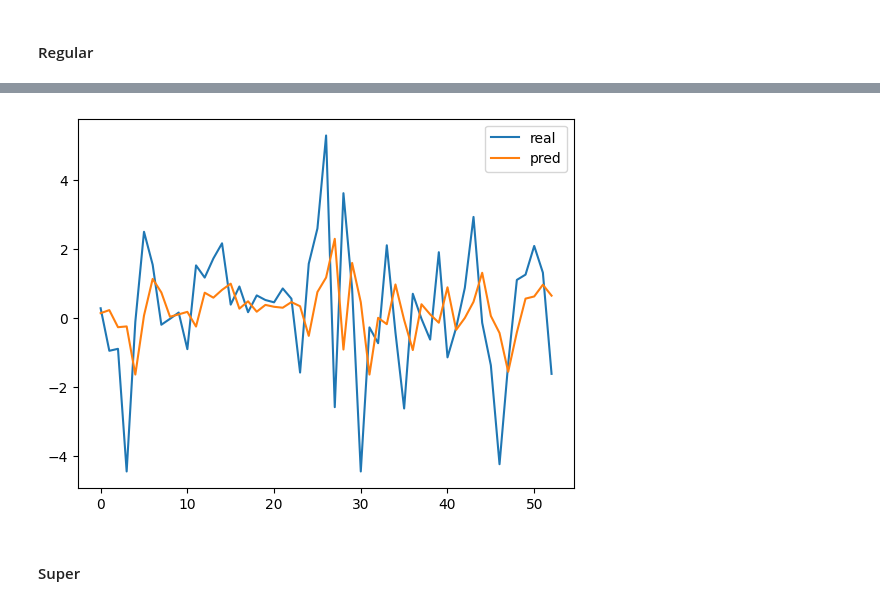
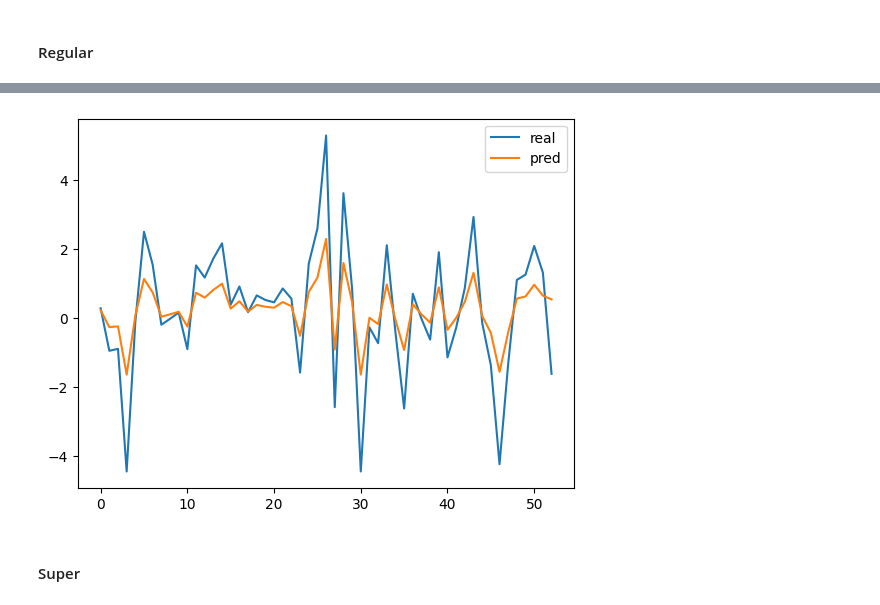
Before and after one commit to FranzCastillo/GUA-Gasoline-Analysis, a Jupyter notebook: LSTM.ipynb, the cells around one changed output, grey strips where cells are left out. Drawn from its saved outputs; the diff is of its cells as text; code cells hidden in the pictures.

```diff
--- a/LSTM.ipynb
+++ b/LSTM.ipynb
@@ -308,15 +316,21 @@ plt.show()
 # %%
 y_pred_regular = best_model_regular.predict(X_test_regular)
 y_pred_regular = y_pred_regular.reshape(-1, 1)
-y_pred_regular = scaler.inverse_transform(y_pred_regular)
-y_test_regular_normal = scaler.inverse_transform(y_test_regular.copy().reshape(-1, 1))
+y_pred_regular_v1 = scaler.inverse_transform(y_pred_regular)
+y_test_regular_normal_v1 = scaler.inverse_transform(y_test_regular.copy().reshape(-1, 1))
+# %%
+y_pred_regular_v1_shifted = y_pred_regular_v1[1:]
+last_sequence = X_test_regular[-1]
+next_prediction = best_model_regular.predict(last_sequence.reshape(1, last_sequence.shape[0], last_sequence.shape[1]))
+y_pred_regular_v1_shifted = np.append(y_pred_regular_v1_shifted, next_prediction)
+y_pred_regular_v1_shifted = y_pred_regular_v1_shifted.reshape(-1, 1)
 # %%
-plt.plot(y_test_regular_normal, label='real')
-plt.plot(y_pred_regular, label='pred')
+plt.plot(y_test_regular_normal_v1, label='real')
+plt.plot(y_pred_regular_v1_shifted, label='pred')
 plt.legend()
 plt.show()
 # %% [output]
-[figure, old version]
+[figure, new version]
 # %% [markdown]
 #### Super
 # %%
```
Also changed, not shown: parts of 48 cells of this notebook, 1 other file.
